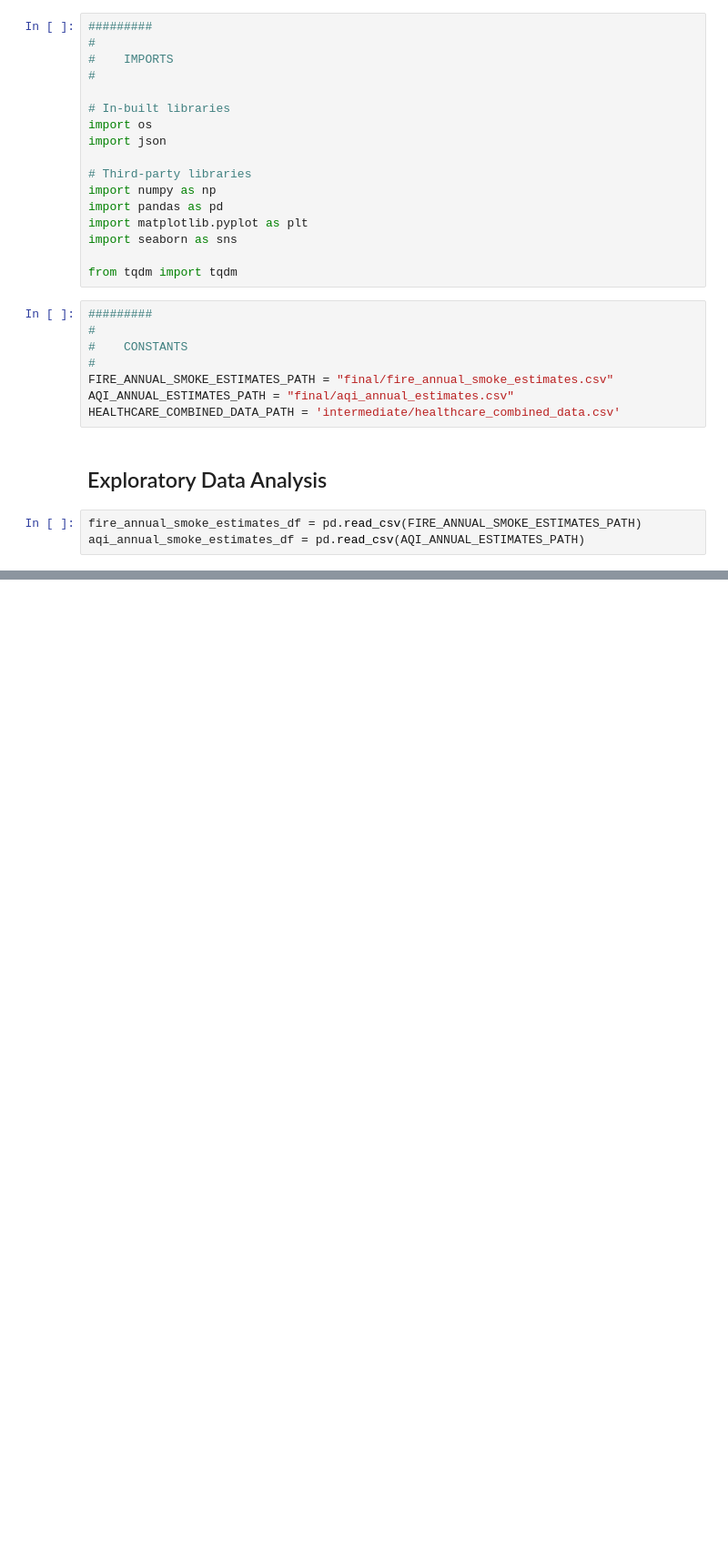
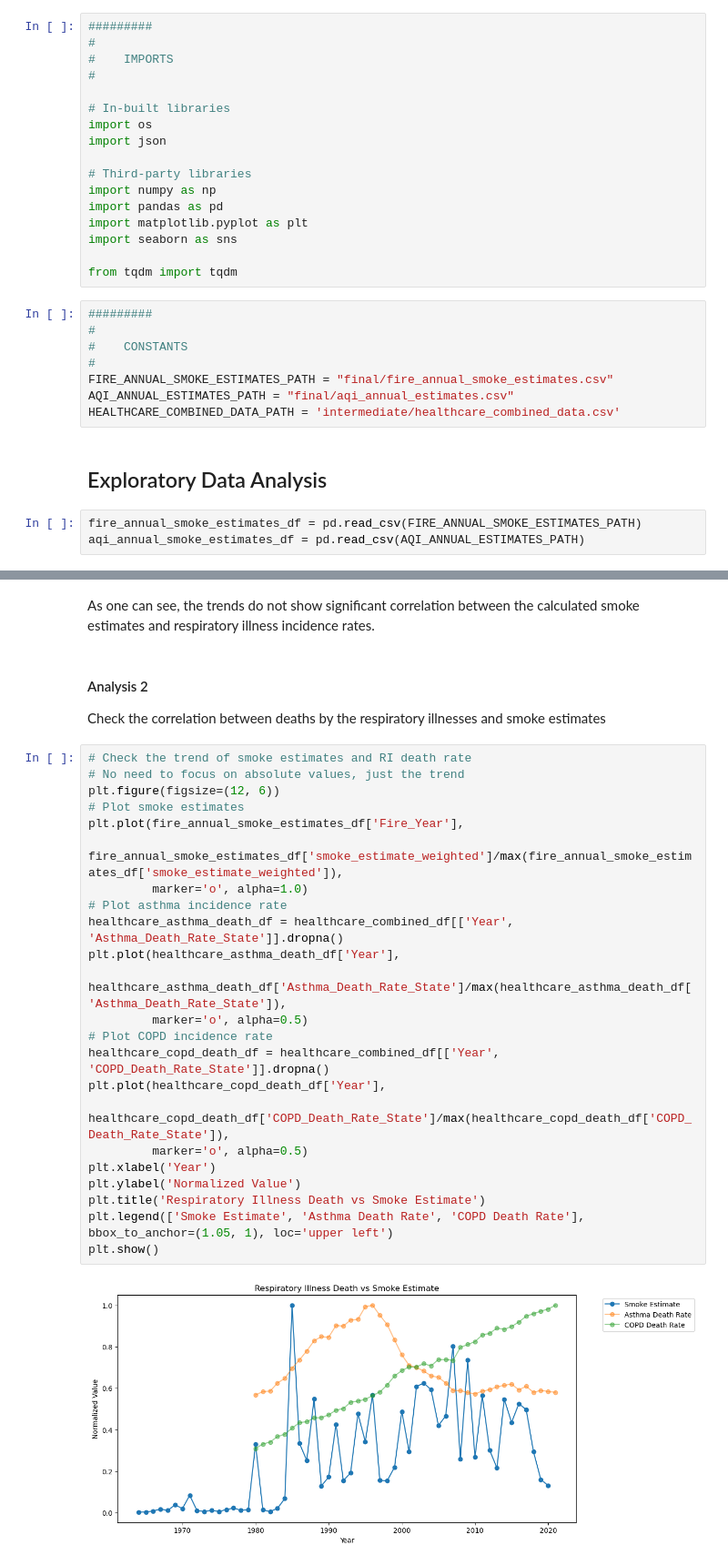
Before and after one commit to himanshunaidu/data512_project, a Jupyter notebook: wildfire_healthcare_data_analysis.ipynb, the cells around one changed output, grey strips where cells are left out. Shown at 91% size. Drawn from its saved outputs; the diff is of its cells as text; blank space fills up the shorter version.

```diff
--- a/wildfire_healthcare_data_analysis.ipynb
+++ b/wildfire_healthcare_data_analysis.ipynb
@@ -45,0 +80,30 @@ aqi_annual_smoke_estimates_df = pd.read_csv(AQI_ANNUAL_ESTIMATES_PATH)
+# %% [markdown]
+As one can see, the trends do not show significant correlation between the calculated smoke estimates and respiratory illness incidence rates.
+# %% [markdown]
+#### Analysis 2
+Check the correlation between deaths by the respiratory illnesses and smoke estimates
+# %%
+# Check the trend of smoke estimates and RI death rate
+# No need to focus on absolute values, just the trend
+plt.figure(figsize=(12, 6))
+# Plot smoke estimates
+plt.plot(fire_annual_smoke_estimates_df['Fire_Year'],
+         fire_annual_smoke_estimates_df['smoke_estimate_weighted']/max(fire_annual_smoke_estimates_df['smoke_estimate_weighted']),
+         marker='o', alpha=1.0)
+# Plot asthma incidence rate
+healthcare_asthma_death_df = healthcare_combined_df[['Year', 'Asthma_Death_Rate_State']].dropna()
+plt.plot(healthcare_asthma_death_df['Year'],
+         healthcare_asthma_death_df['Asthma_Death_Rate_State']/max(healthcare_asthma_death_df['Asthma_Death_Rate_State']),
+         marker='o', alpha=0.5)
+# Plot COPD incidence rate
+healthcare_copd_death_df = healthcare_combined_df[['Year', 'COPD_Death_Rate_State']].dropna()
+plt.plot(healthcare_copd_death_df['Year'],
+         healthcare_copd_death_df['COPD_Death_Rate_State']/max(healthcare_copd_death_df['COPD_Death_Rate_State']),
+         marker='o', alpha=0.5)
+plt.xlabel('Year')
+plt.ylabel('Normalized Value')
+plt.title('Respiratory Illness Death vs Smoke Estimate')
+plt.legend(['Smoke Estimate', 'Asthma Death Rate', 'COPD Death Rate'], bbox_to_anchor=(1.05, 1), loc='upper left')
+plt.show()
+# %% [output]
+[figure, added]
```
Also changed, not shown: parts of 16 cells of this notebook, 2 other files.
